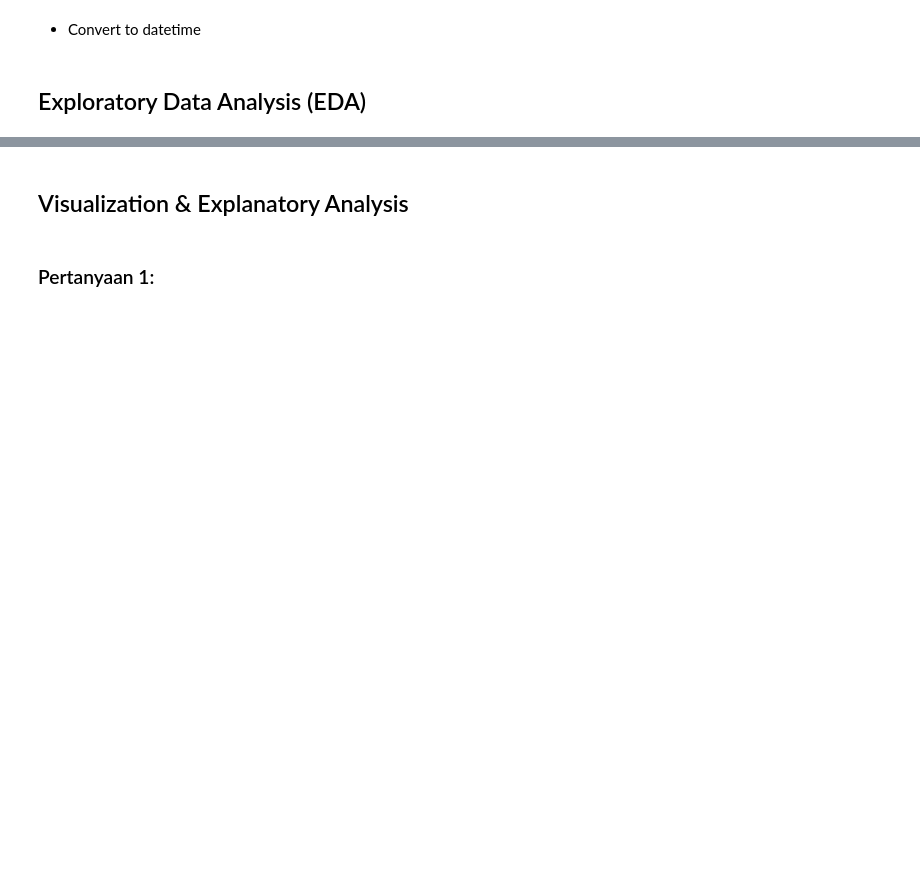
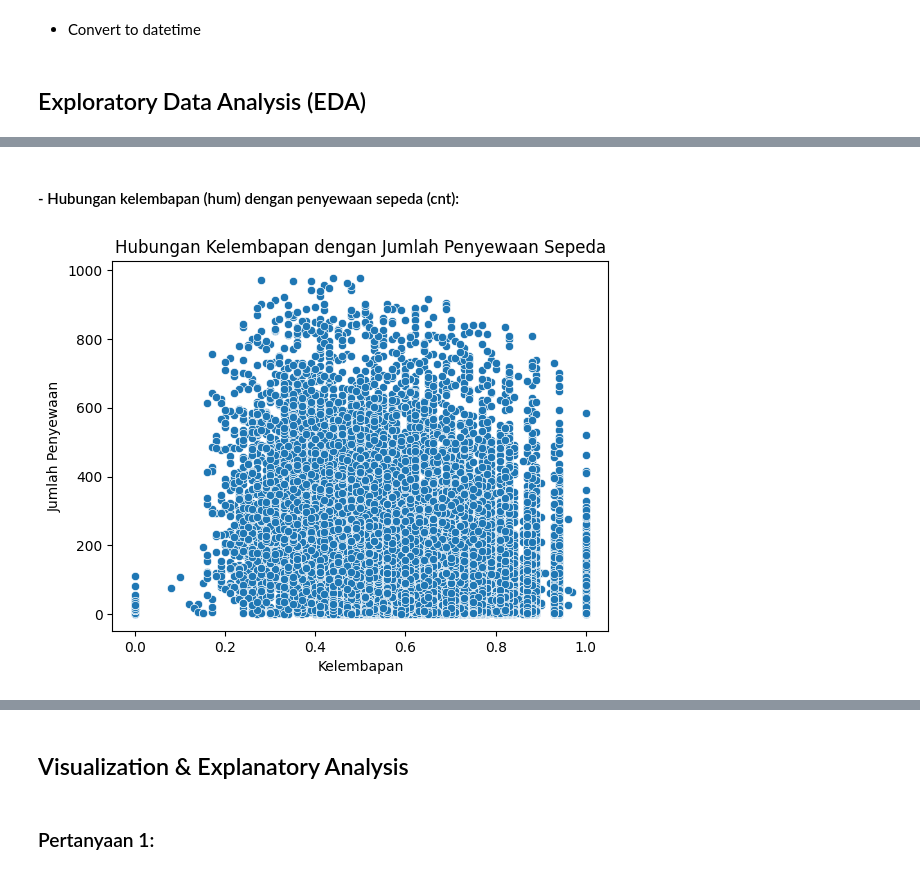
Before and after one commit to rayasya/bike-sharing-analyst, a Jupyter notebook: notebook.ipynb, the cells around one changed output, grey strips where cells are left out. Cells and saved outputs as stored; diff of their text form; code cells hidden in the pictures; blank space fills up the shorter version.

```diff
--- a/notebook.ipynb
+++ b/notebook.ipynb
@@ -56,0 +116,10 @@ data_2.windspeed.max()
+# %% [markdown]
+#### - Hubungan kelembapan (hum) dengan penyewaan sepeda (cnt):
+# %%
+sns.scatterplot(x='hum', y='cnt', data=data_2)
+plt.title('Hubungan Kelembapan dengan Jumlah Penyewaan Sepeda')
+plt.xlabel('Kelembapan')
+plt.ylabel('Jumlah Penyewaan')
+plt.show()
+# %% [output]
+[figure, added]
```
Also changed, not shown: parts of 18 cells of this notebook.
